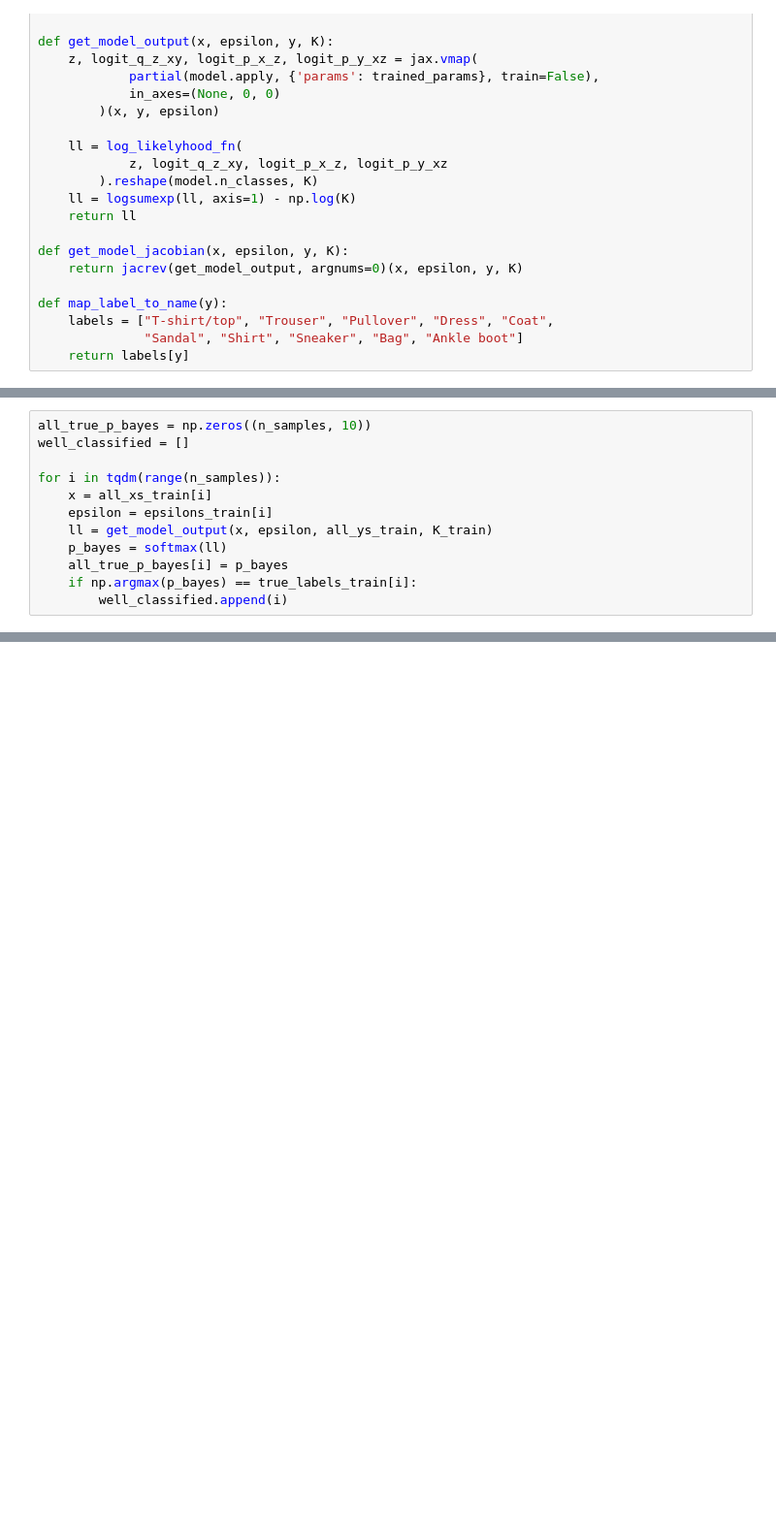
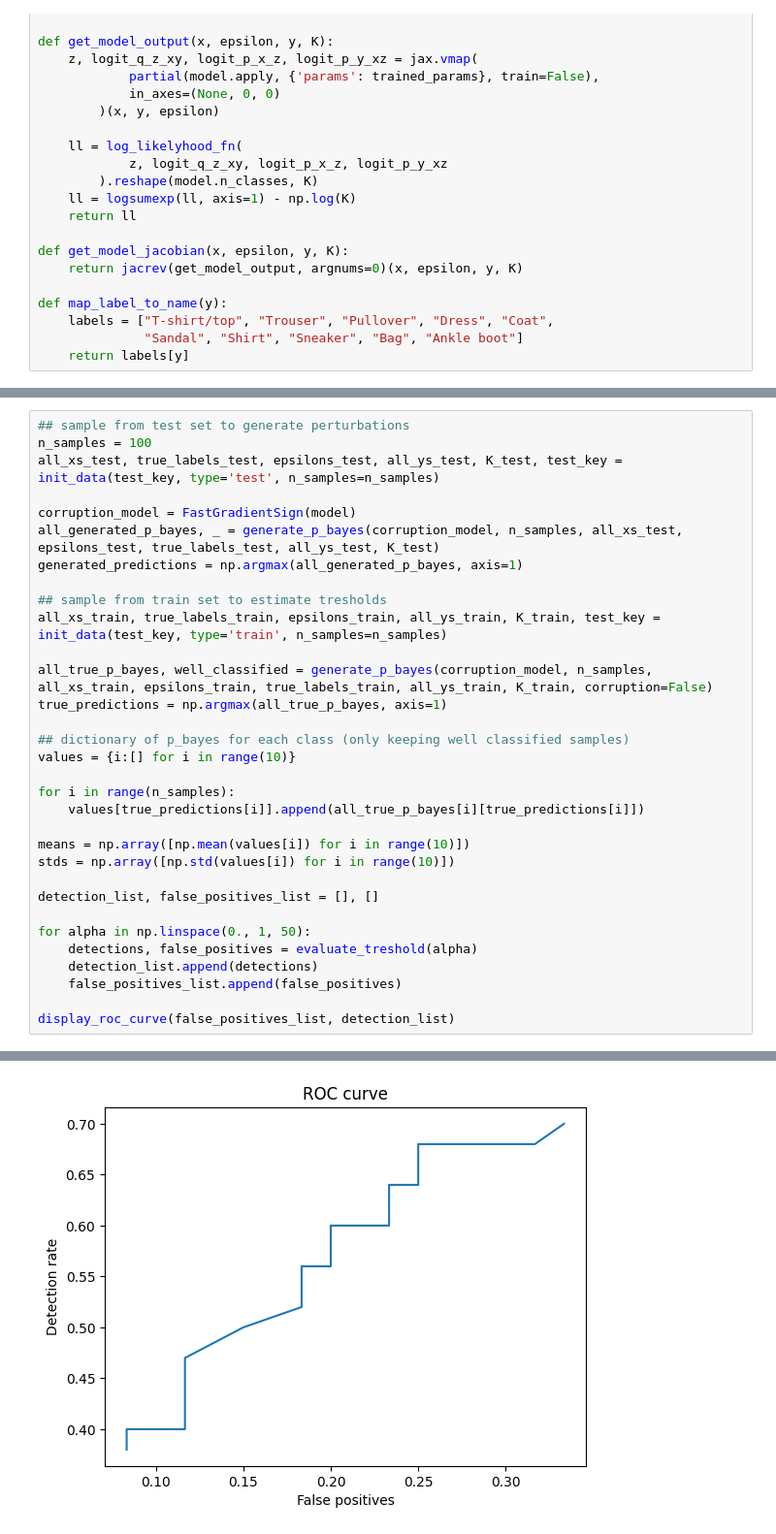
Before and after one commit to paulbarbier/adversarial-attacks-on-generative-classifiers, a Jupyter notebook: code/detect_corruptions.ipynb, the cells around one changed output, grey strips where cells are left out. Shown at 97% size. Drawn from its saved outputs; the diff is of its cells as text; blank space fills up the shorter version.

```diff
--- a/code/detect_corruptions.ipynb
+++ b/code/detect_corruptions.ipynb
@@ -211,12 +186,0 @@ Warning: did not find a perturbation
-# %%
-all_true_p_bayes = np.zeros((n_samples, 10))
-well_classified = []
-
-for i in tqdm(range(n_samples)):
-    x = all_xs_train[i]
-    epsilon = epsilons_train[i]
-    ll = get_model_output(x, epsilon, all_ys_train, K_train)
-    p_bayes = softmax(ll)
-    all_true_p_bayes[i] = p_bayes
-    if np.argmax(p_bayes) == true_labels_train[i]:
-        well_classified.append(i)
@@ -264,0 +230,33 @@ plt.show()
+# %%
+## sample from test set to generate perturbations
+n_samples = 100
+all_xs_test, true_labels_test, epsilons_test, all_ys_test, K_test, test_key = init_data(test_key, type='test', n_samples=n_samples)
+
+corruption_model = FastGradientSign(model)
+all_generated_p_bayes, _ = generate_p_bayes(corruption_model, n_samples, all_xs_test, epsilons_test, true_labels_test, all_ys_test, K_test)
+generated_predictions = np.argmax(all_generated_p_bayes, axis=1)
+
+## sample from train set to estimate tresholds
+all_xs_train, true_labels_train, epsilons_train, all_ys_train, K_train, test_key = init_data(test_key, type='train', n_samples=n_samples)
+
+all_true_p_bayes, well_classified = generate_p_bayes(corruption_model, n_samples, all_xs_train, epsilons_train, true_labels_train, all_ys_train, K_train, corruption=False)
+true_predictions = np.argmax(all_true_p_bayes, axis=1)
+
+## dictionary of p_bayes for each class (only keeping well classified samples)
+values = {i:[] for i in range(10)}
+
+for i in range(n_samples):
+    values[true_predictions[i]].append(all_true_p_bayes[i][true_predictions[i]])
+
+means = np.array([np.mean(values[i]) for i in range(10)])
+stds = np.array([np.std(values[i]) for i in range(10)])
+
+detection_list, false_positives_list = [], []
+
+for alpha in np.linspace(0., 1, 50):
+    detections, false_positives = evaluate_treshold(alpha)
+    detection_list.append(detections)
+    false_positives_list.append(false_positives)
+
+display_roc_curve(false_positives_list, detection_list)
+# %% [output]
@@ -264,0 +269 @@ plt.show()
+[figure, added]
```
Also changed, not shown: parts of 7 cells of this notebook, 1 other file.
